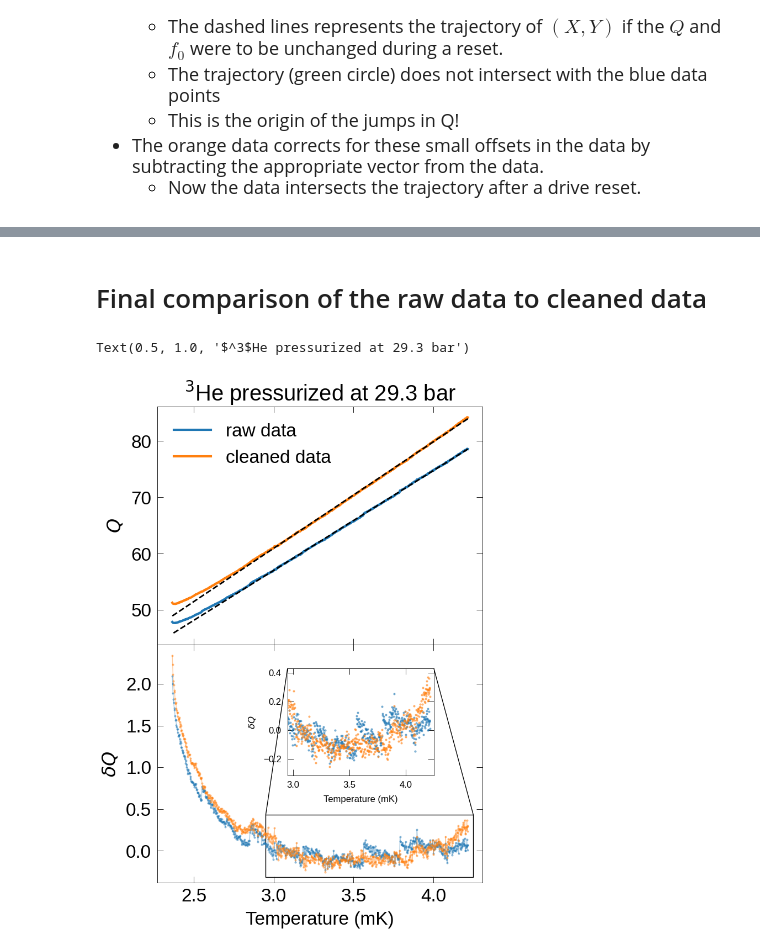
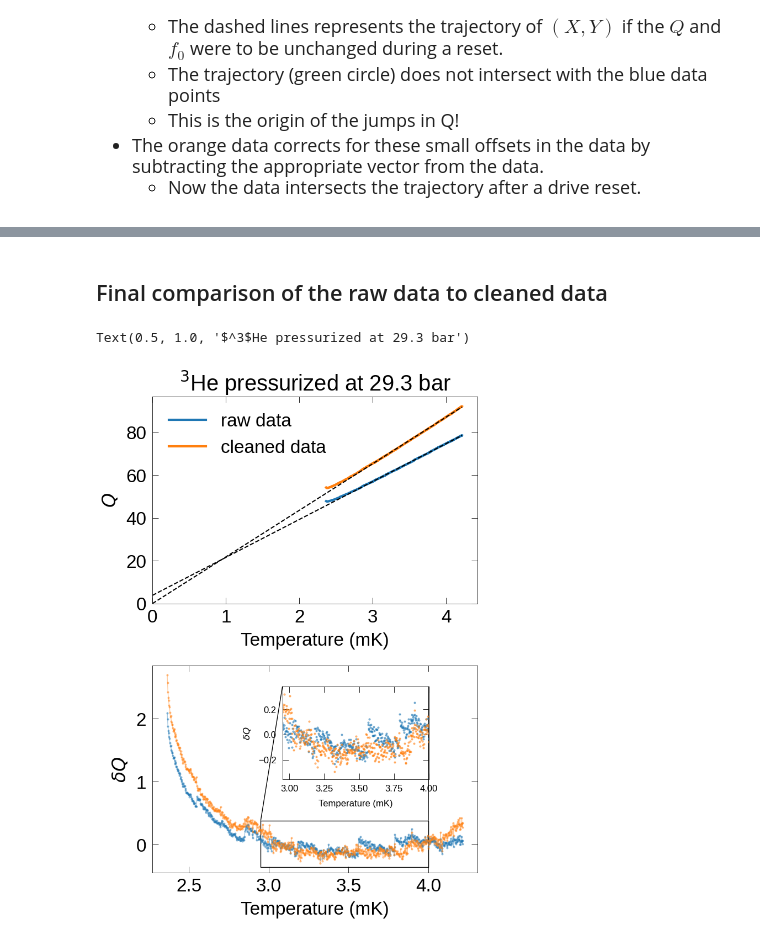
Before and after one commit to FlyingCurryMonster/3He-data-analysis-supplement, a Jupyter notebook: data-analysis-sample2024.ipynb, the cells around one changed output, grey strips where cells are left out. Saved outputs shown, nothing was run; the diff lists cells and outputs as text; code cells hidden in the pictures.

```diff
--- a/data-analysis-sample2024.ipynb
+++ b/data-analysis-sample2024.ipynb
@@ -680,5 +727,5 @@ A figure that summarizes these corrections:
 # %% [markdown]
-# Final comparison of the raw data to cleaned data
+## Final comparison of the raw data to cleaned data
 # %%
 def linear_fit(df:pd.DataFrame, Tcol='Temperature', Qcol='Q_adj'):
     '''
@@ -716,19 +763,25 @@ fig = plt.figure(figsize = (9.2, 5.6*2))
 gs = GridSpec(nrows = 2, ncols = 1 )
 axa = fig.add_subplot(gs[0])
 axb = fig.add_subplot(gs[1])
-fig.subplots_adjust(hspace = 0)
+fig.subplots_adjust(hspace = 0.3)
 
 pressure='29bar new'
 df = dataset.loc[pressure]
 
 data_plot_params = {'linewidth': 3}
-fit_plot_params = {'linewidth': 2, 'color': 'k', 'linestyle': '--'}
+fit_plot_params = {'linewidth': 1.5, 'color': 'k', 'linestyle': '--'}
 axa.plot(df['Temperature'], df['Q'], label='raw data', **data_plot_params)
-axa.plot(df['Temperature'], df['Q_linear_fit_raw'], **fit_plot_params)
-
+# axa.plot(df['Temperature'], df['Q_linear_fit_raw'], **fit_plot_params)
+axa.plot(
+    *extrap_to_0(*df[['Temperature', 'Q_linear_fit_raw']].values.T),
+    **fit_plot_params)
 
 axa.plot(df['Temperature'], df['Q_adj'],  label='cleaned data', **data_plot_params)
-axa.plot(df['Temperature'], df['Q_linear_fit_adj'], **fit_plot_params)
+# axa.plot(df['Temperature'], df['Q_linear_fit_adj'], **fit_plot_params)
+axa.plot(
+    *extrap_to_0(*df[['Temperature', 'Q_linear_fit_adj']].values.T),
+    **fit_plot_params)
+
 
 axb.plot(df['Temperature'], df['dQ_raw'], 'o-', alpha=0.4, linewidth =1)
 axb.plot(df['Temperature'], df['dQ_adj'], 'o-', alpha=0.4, linewidth =1)
@@ -739,45 +792,44 @@ axc.plot(df['Temperature'], df['Q'], **data_plot_params)
 # axc.plot(df['Temperature'], df['Q_linear_fit_raw'], **fit_plot_params)
 axc.plot(
     *extrap_to_0(*df[['Temperature', 'Q_linear_fit_raw']].values.T),
     **fit_plot_params)
 
-axc.plot(df['Temperature'], df['Q_adj'], **data_plot_params)
-# axc.plot(df['Temperature'], df['Q_linear_fit_adj'], **fit_plot_params)
-axc.plot(
-    *extrap_to_0(*df[['Temperature', 'Q_linear_fit_adj']].values.T),
-    **fit_plot_params)
+# axc.plot(df['Temperature'], df['Q_adj'], **data_plot_params)
+# # axc.plot(df['Temperature'], df['Q_linear_fit_adj'], **fit_plot_params)
+# axc.plot(
+#     *extrap_to_0(*df[['Temperature', 'Q_linear_fit_adj']].values.T),
+#     **fit_plot_params)
 
+
+axa.set_xlabel('Temperature (mK)')
+axa.set_ylabel(r'$Q$')
+axa.set_xbound(lower=0)
+axa.set_ybound(lower=0)
+# mpl_defaults.autoscale_y(axa)
 
 axb.set_xlabel('Temperature (mK)')
 axa.set_ylabel(r'$Q$')
 axb.set_ylabel(r'$\delta Q$')
-
-axc.set_xlabel('Temperature (mK)')
-axc.set_ylabel(r'$Q$')
-axc.set_xbound(lower=0)
-mpl_defaults.autoscale_y(axc)
-
-
 
 
 
 iaxb = plt.axes([0, 0, 1,1])
 ipb = InsetPosition(axb, [0.4, 0.45, 0.45 ,0.45])
 iaxb.set_axes_locator(ipb)
 mark_inset(axb, iaxb, loc1= 2, loc2 = 1)
 iaxb.plot(df['Temperature'], df['dQ_raw'], 'o', alpha=0.5, linewidth = 1)
 iaxb.plot(df['Temperature'], df['dQ_adj'], 'o', alpha=0.5, linewidth = 1)
 
-iaxb.set_xlim(2.95, 4.25)
+iaxb.set_xlim(2.95, 4)
 mpl_defaults.autoscale_y(iaxb)
 iaxb.tick_params(labelsize = 12)
 iaxb.set_xlabel('Temperature (mK)', fontsize = 12)
 iaxb.set_ylabel(r'$\delta Q$' , fontsize = 12)
 
 
 
 axa.set_title(r'$^3$He pressurized at 29.3 bar')
 # %% [output]
 Text(0.5, 1.0, '$^3$He pressurized at 29.3 bar')
-[figure, old version]
+[figure, new version]
 # %% [markdown]
```
Also changed, not shown: parts of 10 cells of this notebook.
